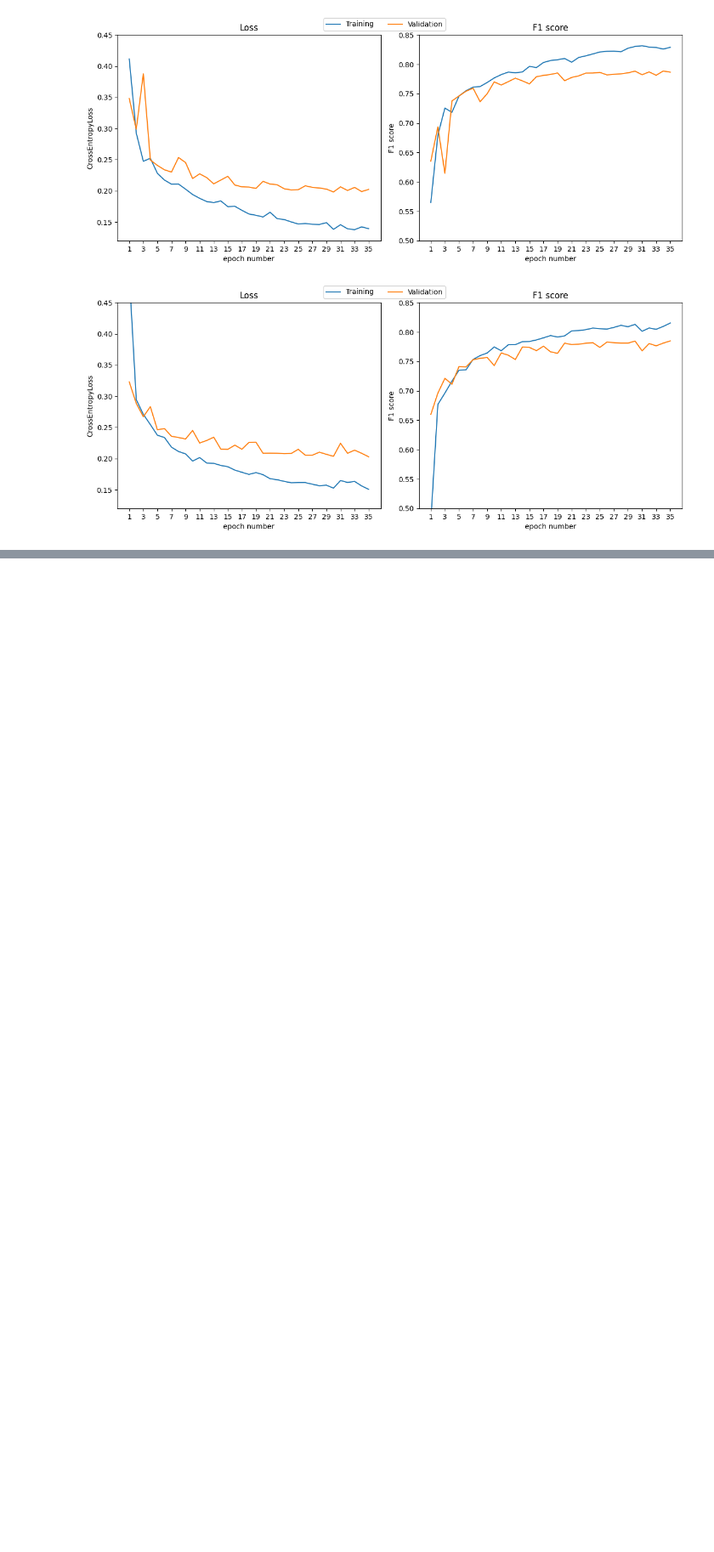
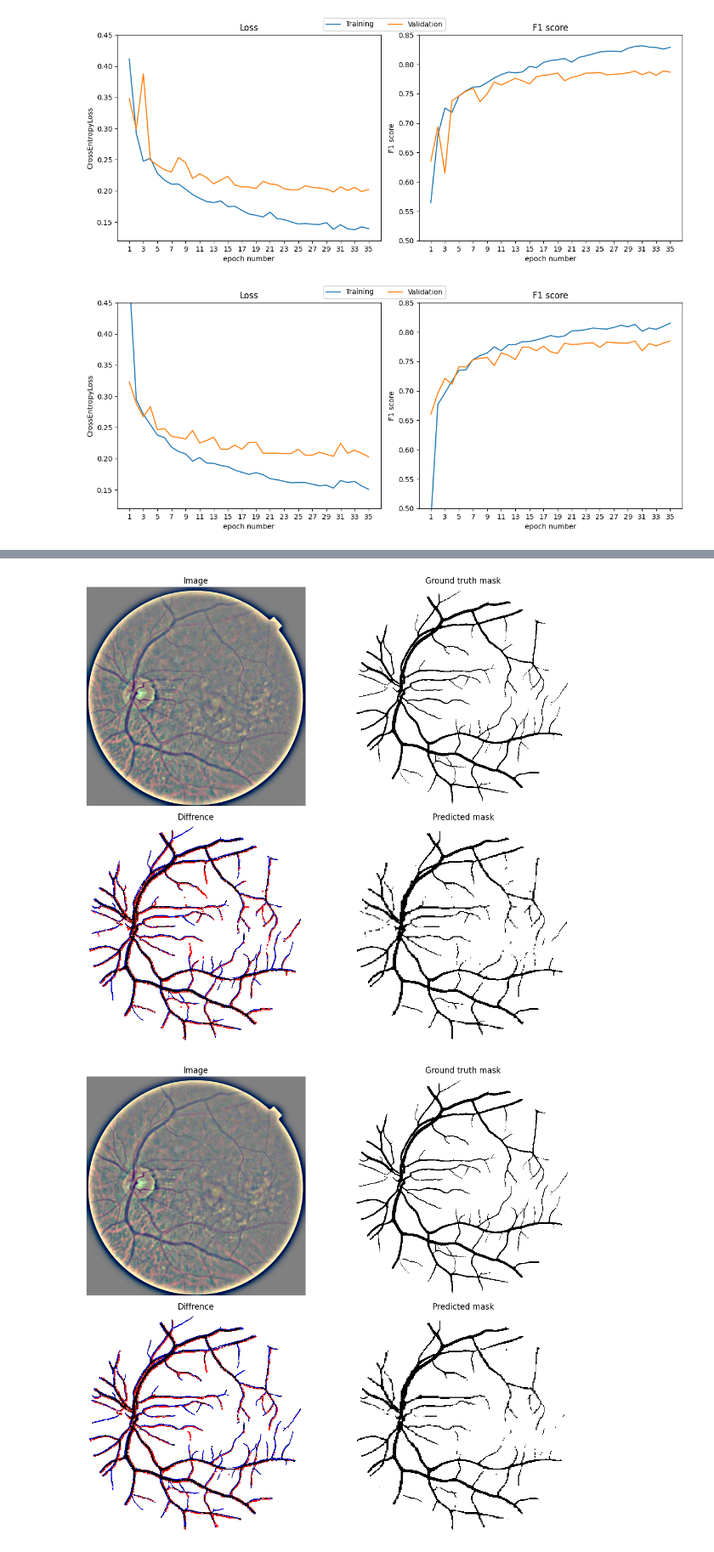
Before and after one commit to Mpasiowiec/Analiza-obrazu-i-diagnozowanie-cukrzycy-na-podstawie-zdjec-dna-oka, a Jupyter notebook: unet/summary.ipynb, the cells around one changed output, grey strips where cells are left out. Shown at 85% size. Drawn from its saved outputs; the diff is of its cells as text; code cells hidden in the pictures; blank space fills up the shorter version.

```diff
--- a/unet/summary.ipynb
+++ b/unet/summary.ipynb
@@ -32,0 +247,61 @@ for nm_model in model_names:
+# %%
+all_img_paths = glob.glob("data/test/img_prep/*")+glob.glob("data/train/img_prep/*")+glob.glob("data/val/img_prep/*")
+correct_images_paths = [i for i in all_img_paths if cv2.imread(i) is not None]
+
+random.seed(33)
+random.shuffle(correct_images_paths)
+
+images_paths = {'train' : correct_images_paths[:800],
+                'val' : correct_images_paths[800:-50],
+                'test' : correct_images_paths[-50:],
+                }
+
+datasets = {'test' : SegmDataset(images_paths['test'], transform=data_transforms['test'])}
+loaders = {'test': DataLoader(datasets['test'], batch_size=batch_size, shuffle=False, num_workers=0, pin_memory=True,)}
+
+for nm_model in ['models/UNet11_prep_e35_s256_b9_noaugm', 'models/UNet11_prep_e35_s256_b9_jit']:
+
+    model.load_state_dict(torch.load(nm_model+'.pt'))
+    predictions = predict(model)
+
+    predicted_256x256_mask, _, original_height, original_width = predictions[rand_idx]
+    full_sized_mask = A.resize(
+        predicted_256x256_mask, height=original_height, width=original_width, interpolation=cv2.INTER_NEAREST
+    )
+
+    image_path = images_paths['test'][rand_idx]
+    figure, ax = plt.subplots(nrows=2, ncols=2, figsize=(12, 10))
+    image = cv2.imread(str(image_path))
+    image = cv2.cvtColor(image, cv2.COLOR_BGR2RGB)
+    mask_path = str(image_path).replace("/img_prep\\", "/segm\\")
+    if mask_path.split('\\')[-1][0] !='f':
+        mask_path = mask_path.replace('.jpg', '.tif').replace('.png', '.tif')
+
+    mask = plt.imread(mask_path)
+    mask = mask/np.max(mask)
+    mask = A.resize(
+        mask, height=original_height, width=original_width, interpolation=cv2.INTER_NEAREST
+    )
+    if len(mask.shape) == 3 :mask = mask[:,:,0]
+
+    ax[0, 0].imshow(image)
+    ax[0, 0].set_title("Image")
+    ax[0, 0].set_axis_off()
+    ax[0, 1].imshow(mask, interpolation="nearest", cmap='Greys')
+    ax[0, 1].set_title("Ground truth mask")
+    ax[0, 1].set_axis_off()
+    predicted_mask = full_sized_mask
+    ax[1, 1].imshow(predicted_mask, interpolation="nearest", cmap='Greys')
+    ax[1, 1].set_title("Predicted mask")
+    ax[1, 1].set_axis_off()
+    cmap, norm = from_levels_and_colors([-5, -.2, .5, 2, 6],['red','white', 'black', 'blue'])
+    dif = (mask - predicted_mask)*5+mask
+    ax[1, 0].imshow(dif, cmap=cmap, norm=norm)
+    ax[1, 0].set_title("Diffrence")
+    ax[1, 0].set_axis_off()
+    plt.tight_layout()
+    plt.show()
+    figure.savefig(nm_model+'_viz.jpg')
+# %% [output]
+[figure, added]
+[figure, added]
```
Also changed, not shown: parts of 5 cells of this notebook, 8 other files.
